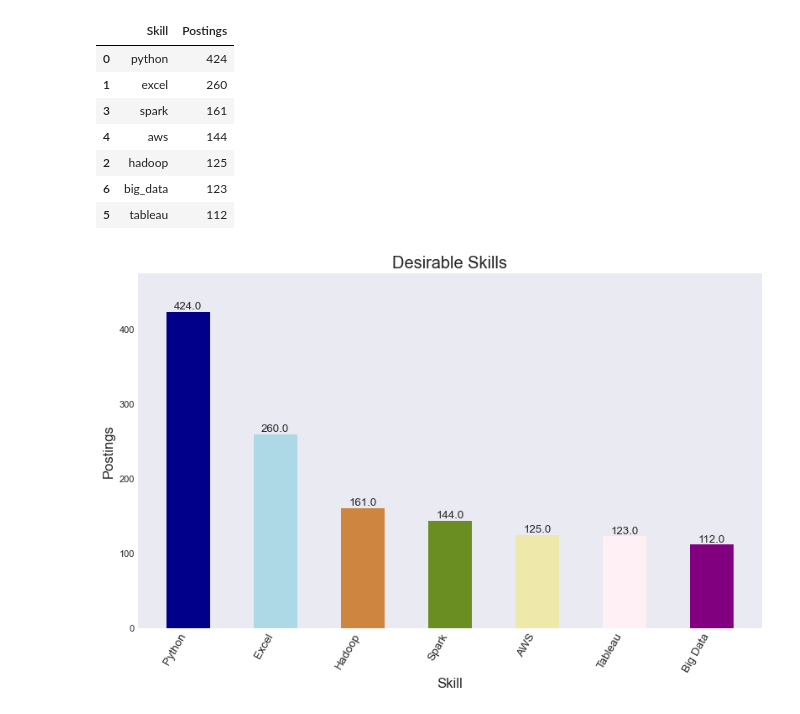
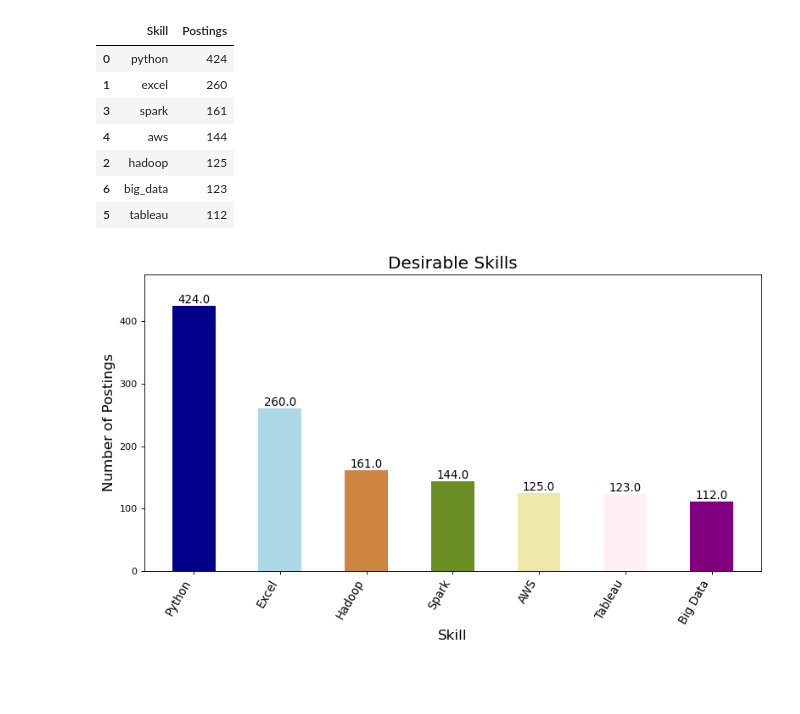
Before and after one commit to molobit619/data-science-jobs-dashboard, a Jupyter notebook: dsjobs.ipynb, the cells around one changed output. Cells and saved outputs as stored; diff of their text form; code cells hidden in the pictures; blank space fills up the shorter version.

```diff
--- a/dsjobs.ipynb
+++ b/dsjobs.ipynb
@@ -231,26 +231,26 @@ sc
 # %%
 # Create bar chart for skills
 # https://www.machinelearningplus.com/plots/top-50-matplotlib-visualizations-the-master-plots-python/
 
-#plt.style.use('seaborn-muted')
 all_colors = list(plt.cm.colors.cnames.keys())
 random.seed(100)
 c = random.choices(all_colors, k=7)
 
 # Plot Bars
-plt.figure(figsize=(12,7), dpi= 80)
+plt.figure(figsize=(10,6), dpi= 80)
 plt.bar(sc.Skill, sc.Postings, color=c, width=.5)
 for i, val in enumerate(sc.Postings.values):
     plt.text(i, val, float(val), horizontalalignment='center', verticalalignment='bottom', fontdict={'fontweight':400, 'size':12})
 
 ticksrenamed = ['Python', 'Excel', 'Hadoop', 'Spark', 'AWS', 'Tableau', 'Big Data']
 
 # Decoration
 plt.gca().set_xticklabels(ticksrenamed, rotation=60, horizontalalignment= 'right', fontsize=12)
 plt.title("Desirable Skills", fontsize=18)
-plt.ylabel('Postings', fontsize=15)
+plt.ylabel('Number of Postings', fontsize=15)
 plt.xlabel('Skill', fontsize=15)
 plt.ylim(0, 475)
 plt.savefig('images/skills.svg')
+plt.tight_layout()
 # %% [output]
-[figure, old version]
+[figure, new version]
```
Also changed, not shown: parts of 8 cells of this notebook, 3 other files.
